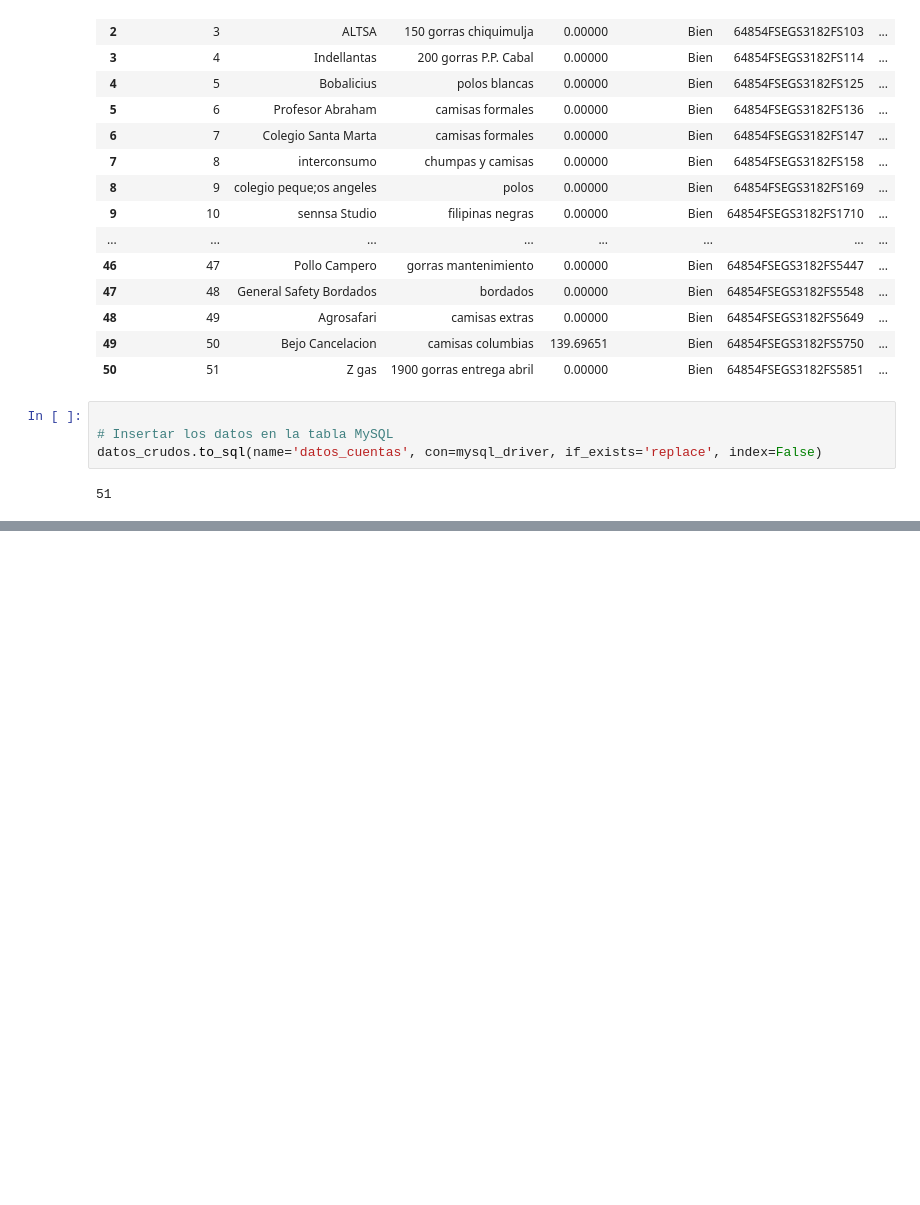
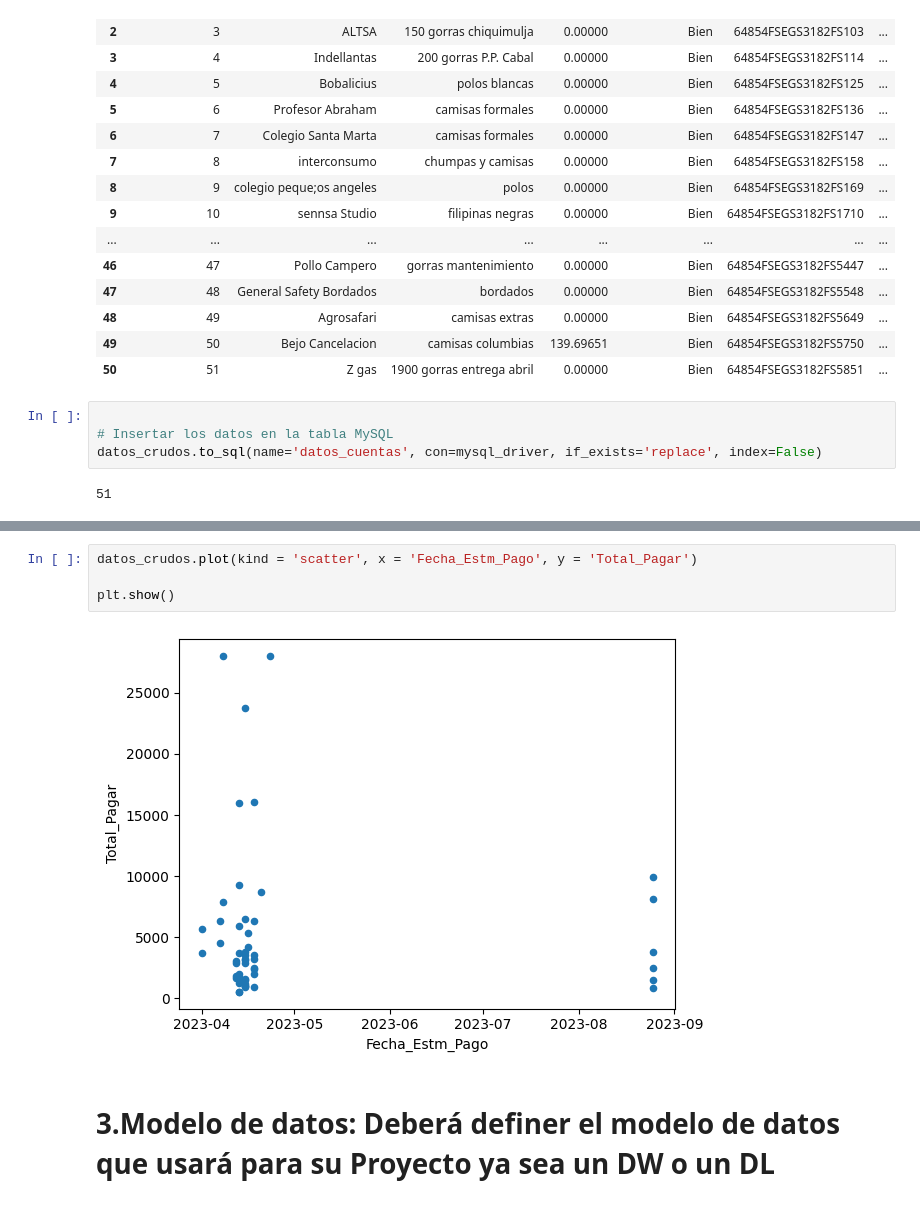
Before and after one commit to ronaldbailey/Proyecto-2---Ingenier-a-de-Datos-, a Jupyter notebook: Desarrollo_DG.ipynb, the cells around one changed output, grey strips where cells are left out. Drawn from its saved outputs; the diff is of its cells as text; blank space fills up the shorter version.

```diff
--- a/Desarrollo_DG.ipynb
+++ b/Desarrollo_DG.ipynb
@@ -264,0 +308,8 @@ Everything up-to-date
+# %%
+datos_crudos.plot(kind = 'scatter', x = 'Fecha_Estm_Pago', y = 'Total_Pagar')
+
+plt.show()
+# %% [output]
+[figure, added]
+# %% [markdown]
+# 3.Modelo de datos: Deberá definer el modelo de datos que usará para su Proyecto ya sea un DW o un DL
```
Also changed, not shown: parts of 10 cells of this notebook, 1 other file.
